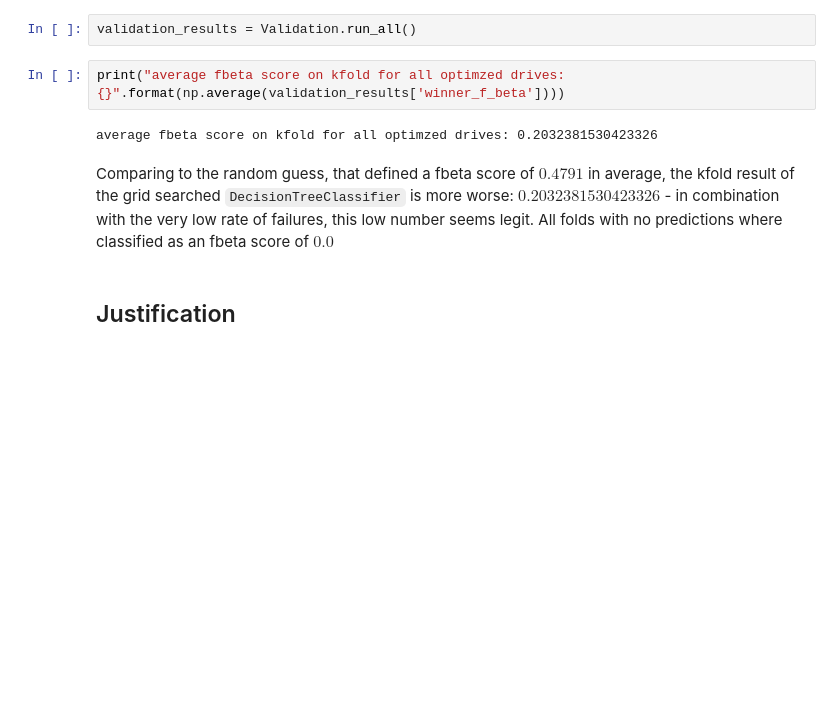
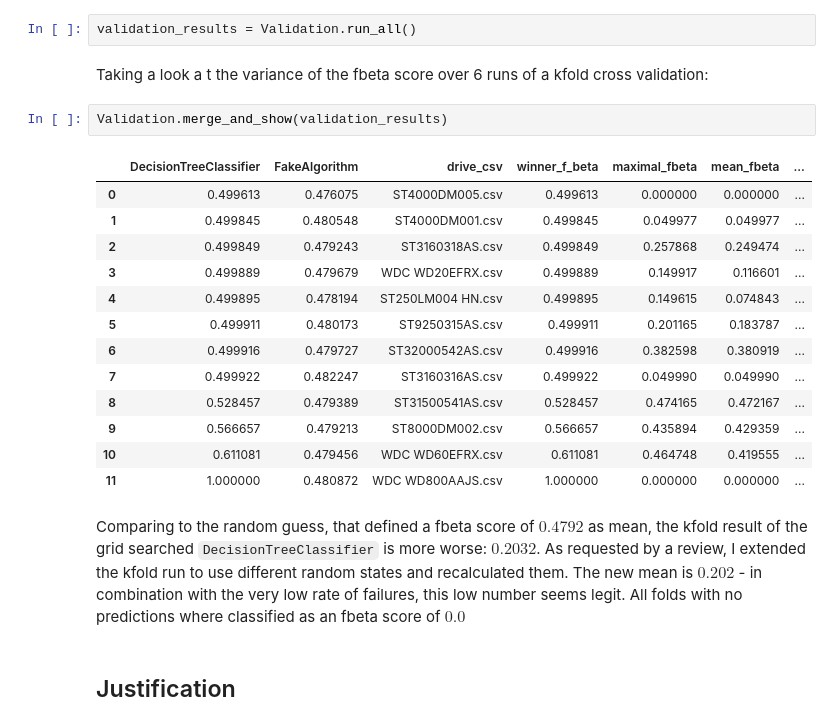
Before and after one commit to dariusgm/nanodegree_capstone, a Jupyter notebook: notebook.ipynb, the cells around one changed output. Drawn from its saved outputs; the diff is of its cells as text; blank space fills up the shorter version.

Commit message:
Version 3, use several random states on kfold, write algorithms in more detail

```diff
--- a/notebook.ipynb
+++ b/notebook.ipynb
@@ -646,12 +668,26 @@ np.average(merged_result['FakeAlgorithm'])
 0.4791606315695175
 # %%
 validation_results = Validation.run_all()
-# %%
-print("average fbeta score on kfold for all optimzed drives: {}".format(np.average(validation_results['winner_f_beta'])))
-# %% [output]
-average fbeta score on kfold for all optimzed drives: 0.2032381530423326
+# %% [markdown]
+Taking a look a t the variance of the fbeta score over 6 runs of a kfold cross validation:
+# %%
+Validation.merge_and_show(validation_results)
+# %% [output]
+|  | DecisionTreeClassifier | FakeAlgorithm | drive_csv | winner_f_beta | maximal_fbeta | mean_fbeta | ... |
+| 0 | 0.499613 | 0.476075 | ST4000DM005.csv | 0.499613 | 0.000000 | 0.000000 | ... |
+| 1 | 0.499845 | 0.480548 | ST4000DM001.csv | 0.499845 | 0.049977 | 0.049977 | ... |
+| 2 | 0.499849 | 0.479243 | ST3160318AS.csv | 0.499849 | 0.257868 | 0.249474 | ... |
+| 3 | 0.499889 | 0.479679 | WDC WD20EFRX.csv | 0.499889 | 0.149917 | 0.116601 | ... |
+| 4 | 0.499895 | 0.478194 | ST250LM004 HN.csv | 0.499895 | 0.149615 | 0.074843 | ... |
+| 5 | 0.499911 | 0.480173 | ST9250315AS.csv | 0.499911 | 0.201165 | 0.183787 | ... |
+| 6 | 0.499916 | 0.479727 | ST32000542AS.csv | 0.499916 | 0.382598 | 0.380919 | ... |
+| 7 | 0.499922 | 0.482247 | ST3160316AS.csv | 0.499922 | 0.049990 | 0.049990 | ... |
+| 8 | 0.528457 | 0.479389 | ST31500541AS.csv | 0.528457 | 0.474165 | 0.472167 | ... |
+| 9 | 0.566657 | 0.479213 | ST8000DM002.csv | 0.566657 | 0.435894 | 0.429359 | ... |
+| 10 | 0.611081 | 0.479456 | WDC WD60EFRX.csv | 0.611081 | 0.464748 | 0.419555 | ... |
+| 11 | 1.000000 | 0.480872 | WDC WD800AAJS.csv | 1.000000 | 0.000000 | 0.000000 | ... |
 # %% [markdown]
-Comparing to the random guess, that defined a fbeta score of $0.4791$ in average, the kfold result of the grid searched `DecisionTreeClassifier` is more worse: $0.2032381530423326$ - in combination with the very low rate of failures, this low number seems legit. All folds with no predictions where classified as an fbeta score of $0.0$
+Comparing to the random guess, that defined a fbeta score of $0.4792$ as mean, the kfold result of the grid searched `DecisionTreeClassifier` is more worse: $0.2032$. As requested by a review, I extended the kfold run to use different random states and recalculated them. The new mean is $0.202$ - in combination with the very low rate of failures, this low number seems legit. All folds with no predictions where classified as an fbeta score of $0.0$
 # %% [markdown]
 ## Justification
 # %% [markdown]
```
Also changed, not shown: parts of 6 cells of this notebook, 3 other files.
